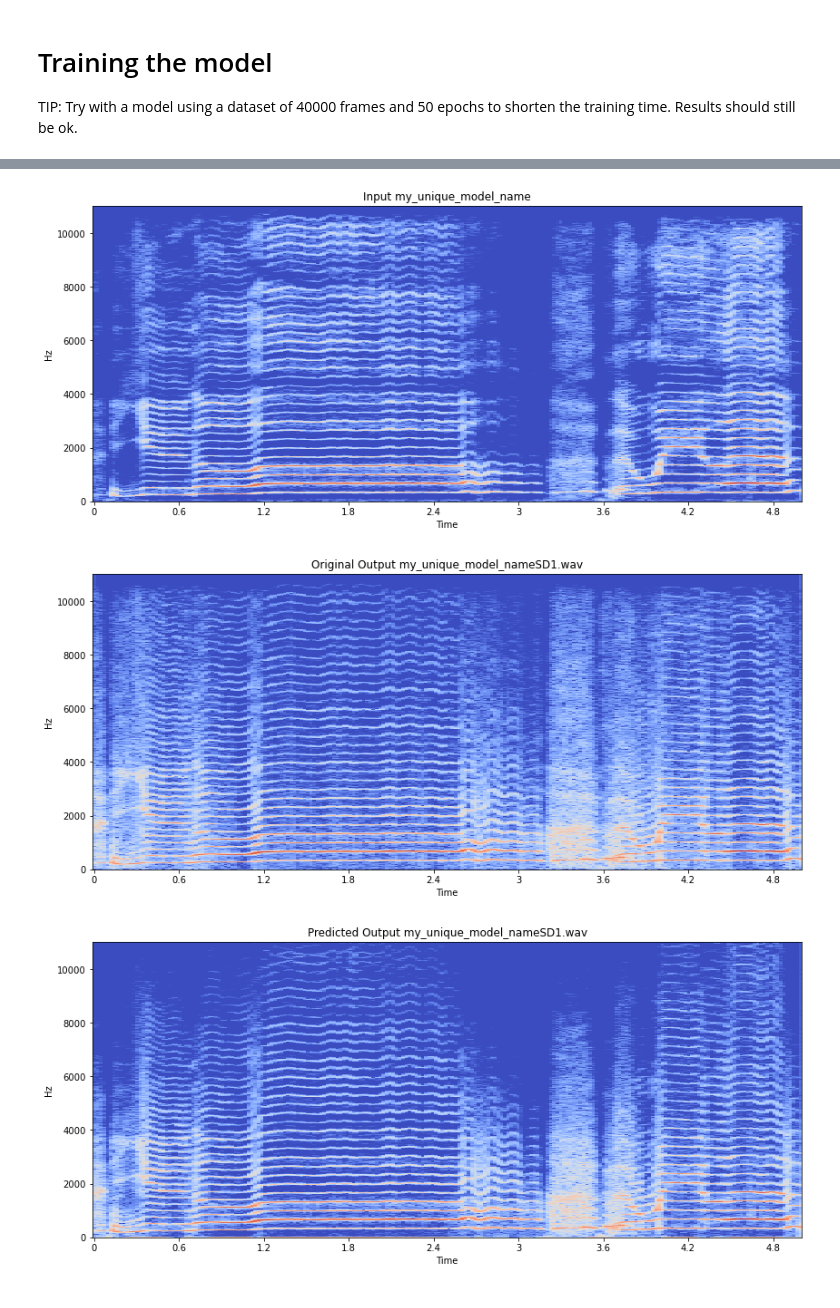
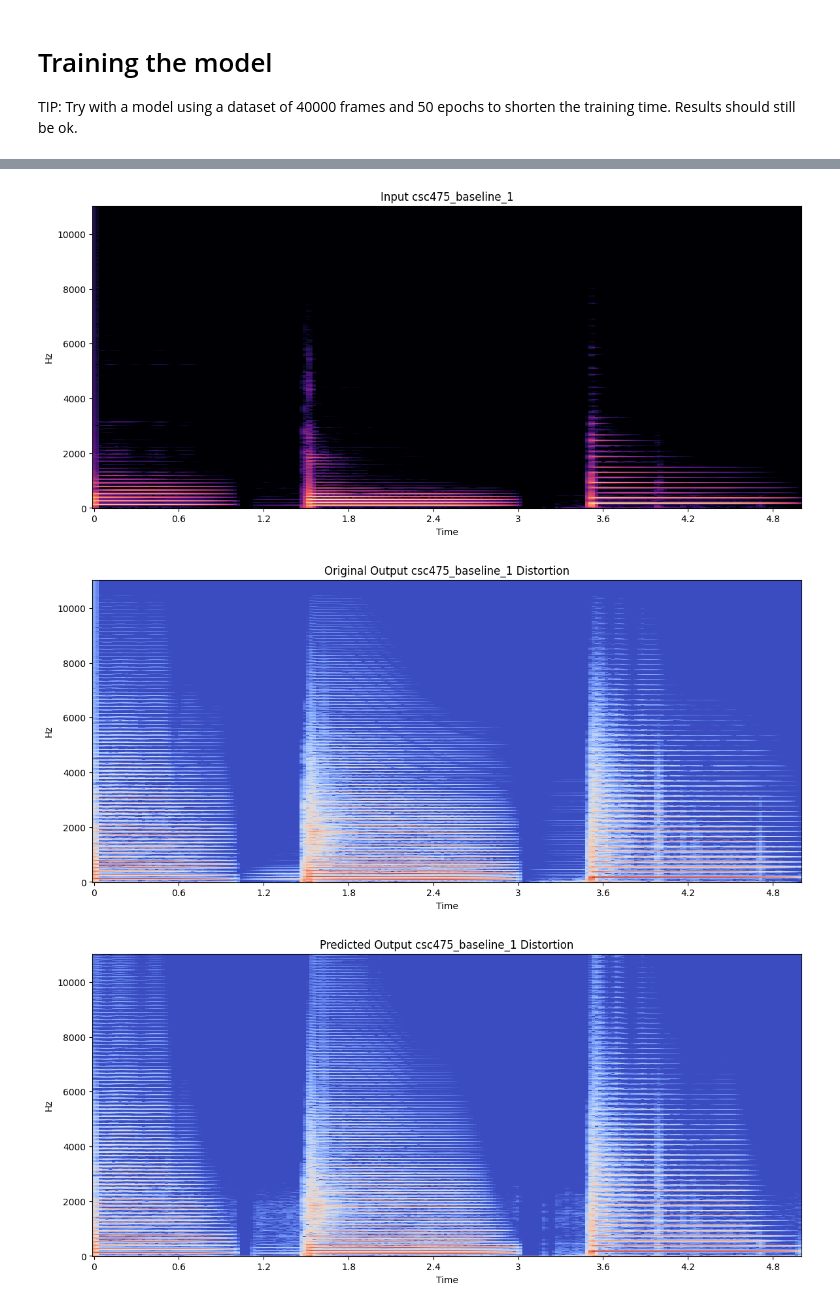
Before and after one commit to BrodyGimson/CSC475GroupProject, a Jupyter notebook: main_training.ipynb, the cells around one changed output, grey strips where cells are left out. Saved outputs shown, nothing was run; the diff lists cells and outputs as text; code cells hidden in the pictures.

Commit message:
Clean up and incorporate our chosen dataset

```diff
--- a/main_training.ipynb
+++ b/main_training.ipynb
@@ -23,25 +26,17 @@ import tensorflow as tf
 # %%
 # Main parameters
-
 sr = 22050
 
 # Choose which effect to model
-SD1 = 'SD1.wav'
-CE5 = 'CE5.wav'
-B65 = 'B65.wav'
-
-effect = SD1
+effect = "Distortion"
 
 # Size of frame (in samples) that is fed to the model during training
 frame = 64
 # Chunk == sample
 chunk = 1
 
-# Size of frames in training dataset
-training_dataset_ = 40000
-
-# Size of frames for testing (not the proper testset, details below)
-testing_dataset_ = 10000
+# Duration of data in seconds
+duration = 120
 
 # Type of input; sequential or random frame order
 sequential_input = False
@@ -52,7 +47,7 @@ elif sequential_input==False:
     shuffle_state = True
 
 # Model name for saving the model
-model_name_save = 'my_unique_model_name'
+model_name_save = 'csc475_baseline_1'
 
 # If dual_layer is True then the model will have 2 layers of LSTM
 dual_layer=False
@@ -67,7 +62,8 @@ batch_size_para = 64
 epochs_ = 50
 
 # Choose which test file segment to inspect visually
-index_number = 6
+# Between 0 and 5 for default 2 minute duration
+index_number = 4
 # %%
 # Disabling GPU for Mac M1 chips running tensorflow metal, do not use if not on Mac with M1 chip.
 # (RNNs run slowly on GPU)
@@ -77,10 +72,14 @@ tf.config.experimental.set_visible_devices([], 'GPU')
 # Building the dataset
 
 # Loading the dry and wet audio
-signal, dummy = librosa.load('./MLDataset2/Dry.wav', sr=sr)
+signal, wet = data.create_data(effect, "metadata,csv", mu_comp=False, srate=sr,
+                               duration=duration, type="random")
 
-wet, dummy = librosa.load('./MLDataset2/'+ effect, sr=sr)
+# Size of frames in training dataset
+training_dataset_ = (int) ((len(signal) / frame) * 0.8)
 
+# Size of frames for testing (not the proper testset, details below)
+testing_dataset_ = (int) ((len(signal) / frame) * 0.2)
 
 # Wether to filter the audio
 filtered = False
@@ -89,14 +88,14 @@ filtered = False
 
 numtaps = 91
 cutoff = 0.015
-b = scipy.signal.firwin(numtaps, cutoff, width=None, window='hanning', pass_zero='highpass')
+b = scipy.signal.firwin(numtaps, cutoff, width=None, window='hamming', pass_zero='highpass')
 
 # Creating a lowpass filter
 
 numtaps = 41
 cutoff = 0.92
 
-b2 = scipy.signal.firwin(numtaps, cutoff, width=None, window='hanning', pass_zero='lowpass')
+b2 = scipy.signal.firwin(numtaps, cutoff, width=None, window='hamming', pass_zero='lowpass')
 
 # Optionally high pass audio to emphasize high frequency information, low pass to avoid aliasing artifacts
 if filtered is True:
@@ -545,20 +508,19 @@ compare_waveforms(
 # %%
 # Viewing spectrograms set to showing hz with no mel or log scale, to inspect high frequencies.
-
 def mySpectrogram_hz(s,sr,title, style):
     #sns.set_theme()
     D = librosa.stft(s)
     DdB = librosa.amplitude_to_db(abs(D))
     plt.figure(figsize=(14, 6))
     librosa.display.specshow(DdB[0:1800], sr=sr, x_axis='time', y_axis=style)
     plt.title(title)
     plt.show()
 
 mySpectrogram_hz(original, sr, 'Input ' + model_name_save, 'hz')
-mySpectrogram_hz(original_wet, sr, 'Original Output ' + model_name_save + effect, 'hz')
-mySpectrogram_hz(testfile, sr, 'Predicted Output ' + model_name_save + effect, 'hz')
+mySpectrogram_hz(original_wet, sr, 'Original Output ' + model_name_save + ' ' + effect, 'hz')
+mySpectrogram_hz(testfile, sr, 'Predicted Output ' + model_name_save + ' ' + effect, 'hz')
 # %% [output]
-[figure, old version]
+[figure, new version]
-[figure, old version]
+[figure, new version]
-[figure, old version]
+[figure, new version]
 # %%
```
Also changed, not shown: parts of 20 cells of this notebook.
